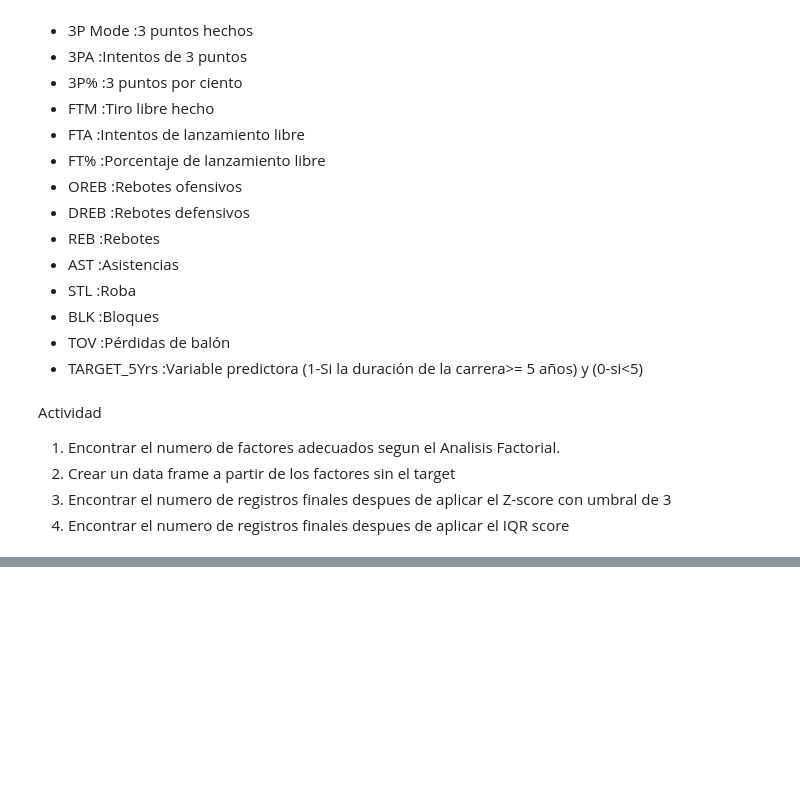
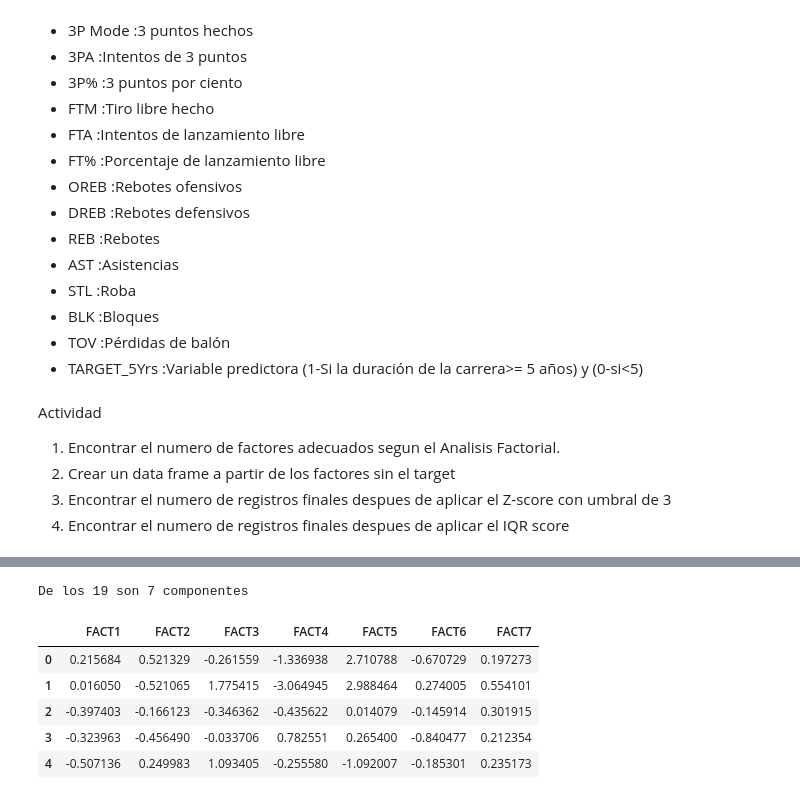
Before and after one commit to Yes197/Miscelanea, a Jupyter notebook: Ejercicios Basico/nivel1_9.ipynb, the cells around one changed output, grey strips where cells are left out. Cells and saved outputs as stored; diff of their text form; code cells hidden in the pictures; blank space fills up the shorter version.

```diff
--- a/Ejercicios Basico/nivel1_9.ipynb
+++ b/Ejercicios Basico/nivel1_9.ipynb
@@ -455,0 +398,5 @@ memory usage: 218.1+ KB
+# %%
+nba = 'https://raw.githubusercontent.com/Yes197/Miscelanea/master/Ejercicios%20Basico/datos/nba_logreg2.csv'
+df_arrest = pd.read_csv(nba,  sep=';')
+df_arrest["TARGET_5Yrs"]=df_arrest["TARGET_5Yrs"].astype('int64')
+df_arrest.info()
@@ -456,9 +421,8 @@ memory usage: 218.1+ KB
 # %%
-from sklearn.preprocessing import StandardScaler
 #Separando las variables continuas
 continuas = ['GP','MIN','PTS','FGM','FGA','FG%','3P Made','3PA','3P%','FTM','FTA','FT%','OREB'
-            ,'DREB','REB','AST','STL','BLK','TOV'
-            ]
+            ,'DREB','REB','AST','STL','BLK','TOV']
 x = df_arrest.loc[:, continuas].values
+df_x = pd.DataFrame(x, columns=continuas)
 #Separando las variable target
 y = df_arrest['TARGET_5Yrs'].tolist()
@@ -467,0 +434,23 @@ X_std = StandardScaler().fit_transform(x)
+# %%
+#@title 1. Numero factores adecuados segun Analisis Factorial
+sc = StandardScaler()
+fa = FactorAnalysis()
+X_continuas_std = sc.fit_transform(x)
+X_continuas_fa = fa.fit(X_continuas_std)
+print('De los ' + str(len(X_continuas_fa.components_)) + ' son 7 componentes')
+# %% [output]
+De los 19 son 7 componentes
+# %%
+#@title 2. Data frame de los factores sin target
+transformer = FactorAnalysis(n_components=7, random_state=0)
+continuas_trans = transformer.fit_transform(X_continuas_std)
+df_continuas_fa = pd.DataFrame(continuas_trans)
+df_continuas_fa.columns = ['FACT1', 'FACT2', 'FACT3', 'FACT4', 'FACT5', 'FACT6', 'FACT7']
+df_continuas_fa.head()
+# %% [output]
+|  | FACT1 | FACT2 | FACT3 | FACT4 | FACT5 | FACT6 | FACT7 |
+| 0 | 0.215684 | 0.521329 | -0.261559 | -1.336938 | 2.710788 | -0.670729 | 0.197273 |
+| 1 | 0.016050 | -0.521065 | 1.775415 | -3.064945 | 2.988464 | 0.274005 | 0.554101 |
+| 2 | -0.397403 | -0.166123 | -0.346362 | -0.435622 | 0.014079 | -0.145914 | 0.301915 |
+| 3 | -0.323963 | -0.456490 | -0.033706 | 0.782551 | 0.265400 | -0.840477 | 0.212354 |
+| 4 | -0.507136 | 0.249983 | 1.093405 | -0.255580 | -1.092007 | -0.185301 | 0.235173 |
```
Also changed, not shown: parts of 15 cells of this notebook.
